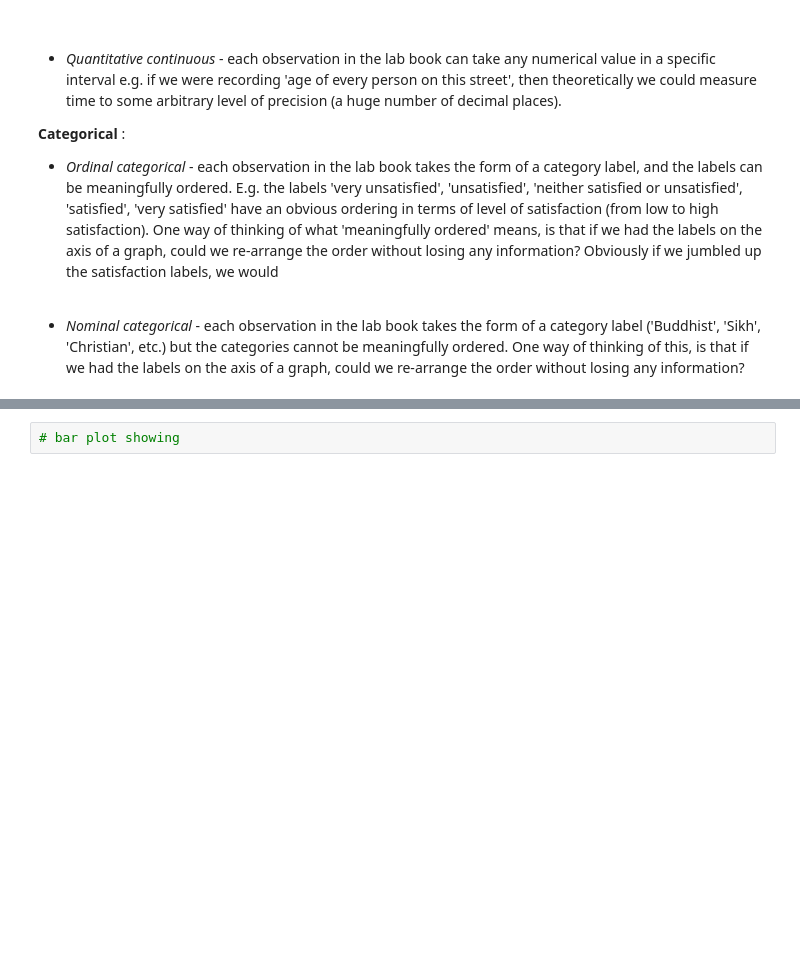
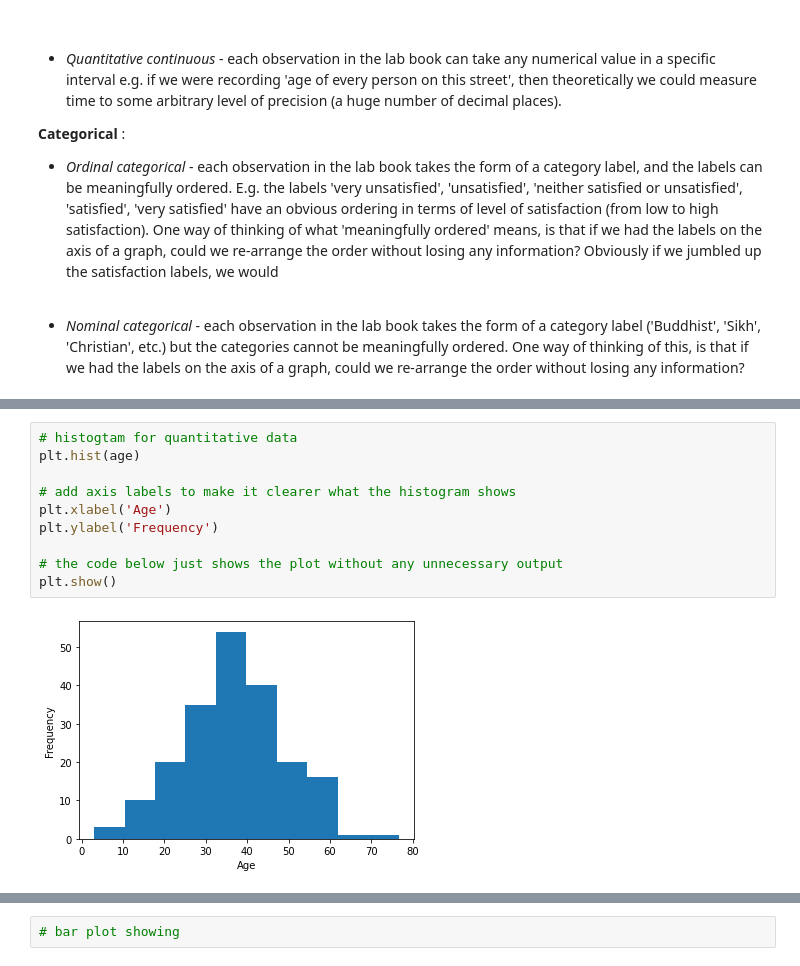
Before and after one commit to pxr687/islands_python_foundations, a Jupyter notebook: 2_variables_lists_indexing.ipynb, the cells around one changed output, grey strips where cells are left out. Saved outputs shown, nothing was run; the diff lists cells and outputs as text; blank space fills up the shorter version.

```diff
--- a/2_variables_lists_indexing.ipynb
+++ b/2_variables_lists_indexing.ipynb
@@ -128,0 +156,12 @@ For quantitative varibales, each observation in a lab book takes the form of a n
+# %%
+# histogtam for quantitative data
+plt.hist(age)
+
+# add axis labels to make it clearer what the histogram shows
+plt.xlabel('Age')
+plt.ylabel('Frequency')
+
+# the code below just shows the plot without any unnecessary output
+plt.show()
+# %% [output]
+[figure, added]
```
Also changed, not shown: parts of 10 cells of this notebook.
